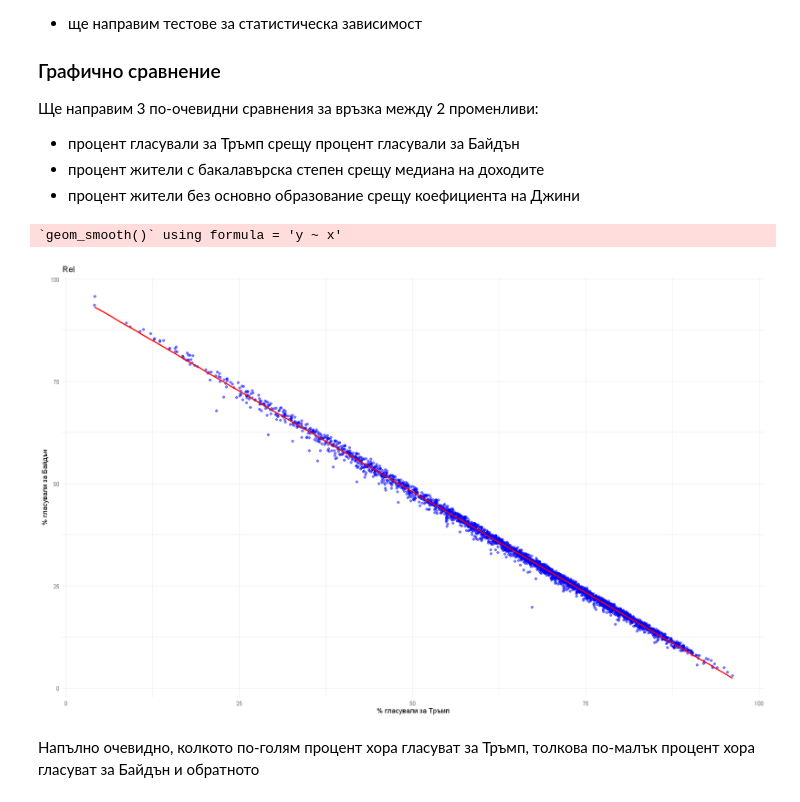
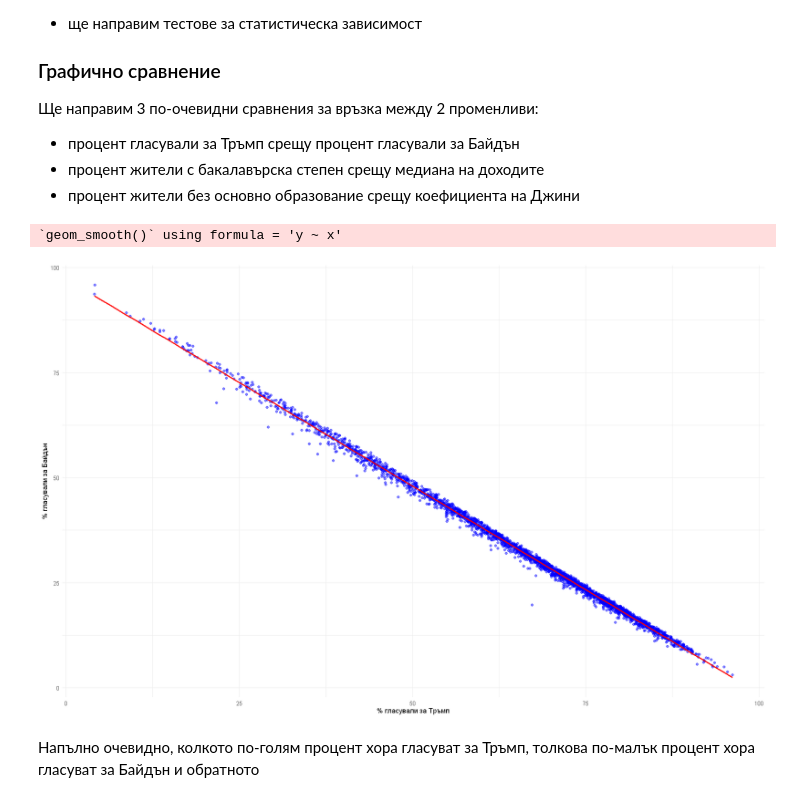
Before and after one commit to tkostadinov004/election-prediction, a Jupyter notebook: Project.ipynb, the cells around one changed output. Drawn from its saved outputs; the diff is of its cells as text; code cells hidden in the pictures.

```diff
--- a/Project.ipynb
+++ b/Project.ipynb
@@ -226,12 +250,12 @@ par(mfrow = c(1, 1))
 # %%
 ggplot(data, aes(x = X2020.Republican.vote.., y = X2020.Democrat.vote..)) +
     geom_point(alpha = 0.5, color = "blue") +
     geom_smooth(method = "lm", color = "red", se = TRUE) +
-    labs(title = "Rel", x = "% гласували за Тръмп", y = "% гласували за Байдън") +
+    labs(x = "% гласували за Тръмп", y = "% гласували за Байдън") +
     theme_minimal()
 # %% [output]
 `geom_smooth()` using formula = 'y ~ x'
-[figure, old version]
+[figure, new version]
 # %% [markdown]
 Напълно очевидно, колкото по-голям процент хора гласуват за Тръмп, толкова по-малък процент хора гласуват за Байдън и обратното
 # %%
```
Also changed, not shown: parts of 46 cells of this notebook.
